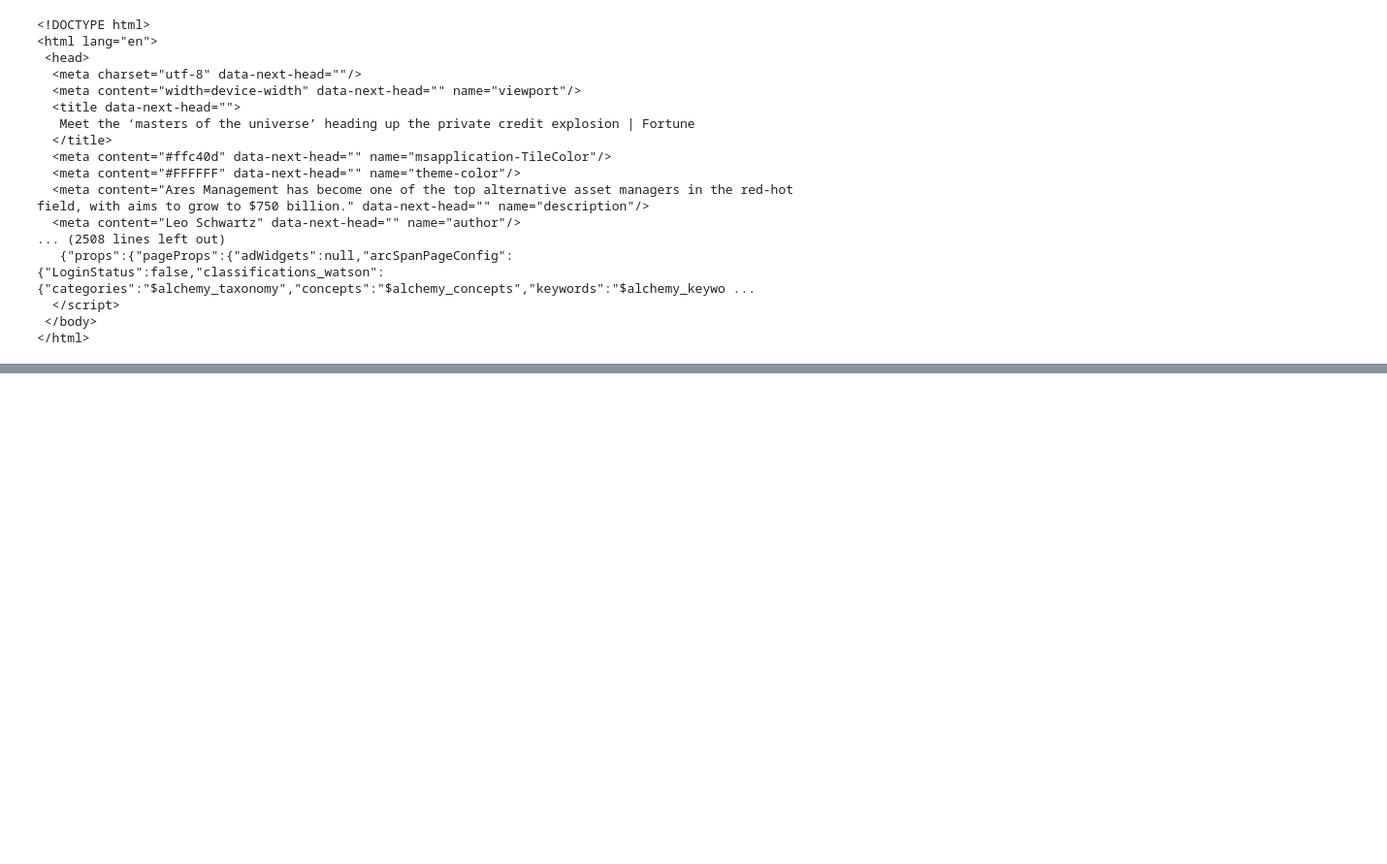
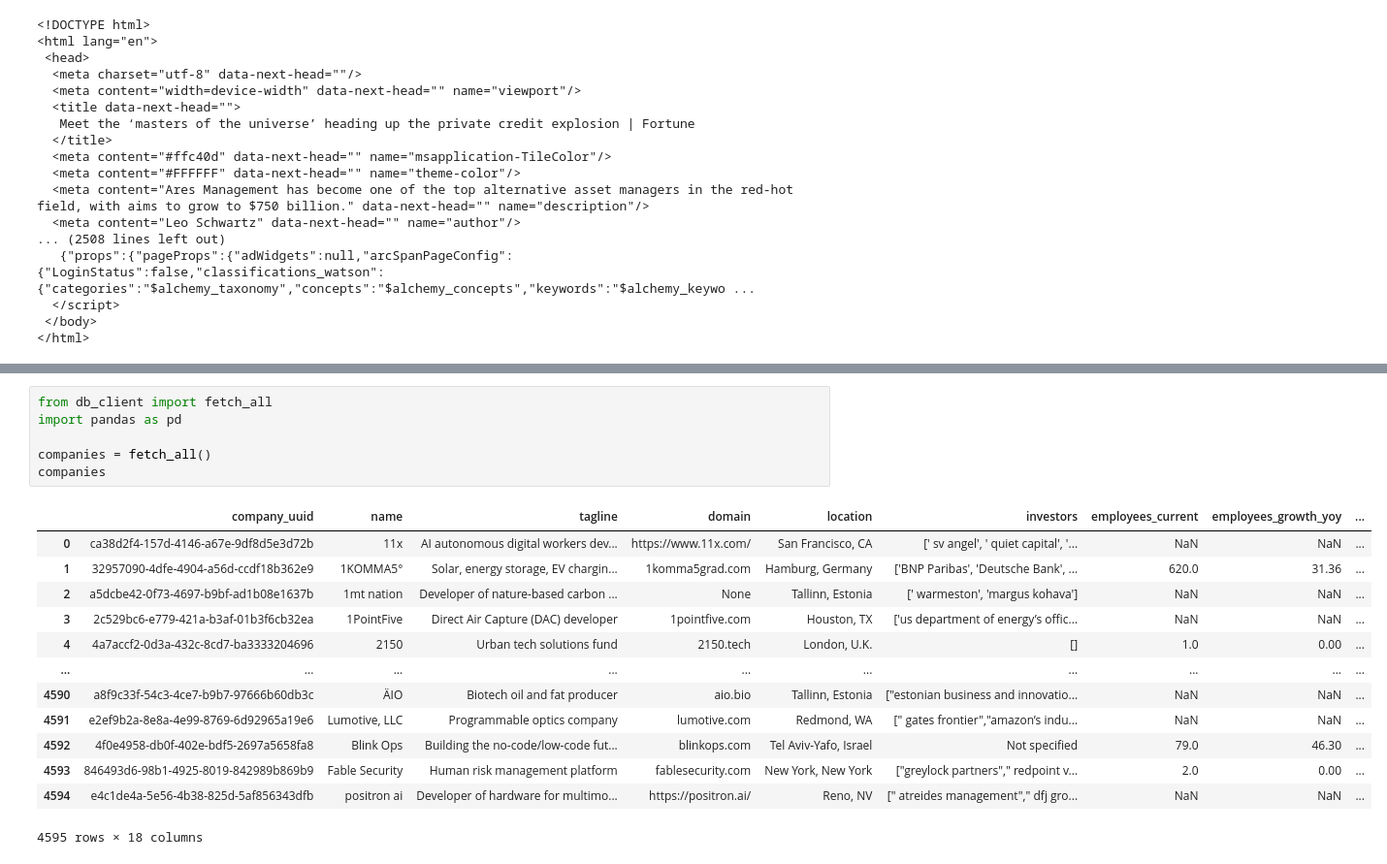
Before and after one commit to clbanjai/Energize-Internship, a Jupyter notebook: temp.ipynb, the cells around one changed output, grey strips where cells are left out. Shown at 97% size. Saved outputs shown, nothing was run; the diff lists cells and outputs as text; blank space fills up the shorter version.

```diff
--- a/temp.ipynb
+++ b/temp.ipynb
@@ -1122,0 +1511,20 @@ print(soup.prettify())
+# %%
+from db_client import fetch_all
+import pandas as pd
+
+companies = fetch_all()
+companies
+# %% [output]
+|  | company_uuid | name | tagline | domain | location | investors | employees_current | employees_growth_yoy | ... |
+| 0 | ca38d2f4-157d-4146-a67e-9df8d5e3d72b | 11x | AI autonomous digital workers dev... | https://www.11x.com/ | San Francisco, CA | [' sv angel', ' quiet capital', '... | NaN | NaN | ... |
+| 1 | 32957090-4dfe-4904-a56d-ccdf18b362e9 | 1KOMMA5° | Solar, energy storage, EV chargin... | 1komma5grad.com | Hamburg, Germany | ['BNP Paribas', 'Deutsche Bank', ... | 620.0 | 31.36 | ... |
+| 2 | a5dcbe42-0f73-4697-b9bf-ad1b08e1637b | 1mt nation | Developer of nature-based carbon ... | None | Tallinn, Estonia | [' warmeston', 'margus kohava'] | NaN | NaN | ... |
+| 3 | 2c529bc6-e779-421a-b3af-01b3f6cb32ea | 1PointFive | Direct Air Capture (DAC) developer | 1pointfive.com | Houston, TX | ['us department of energy’s offic... | NaN | NaN | ... |
+| 4 | 4a7accf2-0d3a-432c-8cd7-ba3333204696 | 2150 | Urban tech solutions fund | 2150.tech | London, U.K. | [] | 1.0 | 0.00 | ... |
+| ... | ... | ... | ... | ... | ... | ... | ... | ... | ... |
+| 4590 | a8f9c33f-54c3-4ce7-b9b7-97666b60db3c | ÄIO | Biotech oil and fat producer | aio.bio | Tallinn, Estonia | ["estonian business and innovatio... | NaN | NaN | ... |
+| 4591 | e2ef9b2a-8e8a-4e99-8769-6d92965a19e6 | Lumotive, LLC | Programmable optics company | lumotive.com | Redmond, WA | [" gates frontier","amazon’s indu... | NaN | NaN | ... |
+| 4592 | 4f0e4958-db0f-402e-bdf5-2697a5658fa8 | Blink Ops | Building the no-code/low-code fut... | blinkops.com | Tel Aviv-Yafo, Israel | Not specified | 79.0 | 46.30 | ... |
+| 4593 | 846493d6-98b1-4925-8019-842989b869b9 | Fable Security | Human risk management platform | fablesecurity.com | New York, New York | ["greylock partners"," redpoint v... | 2.0 | 0.00 | ... |
+| 4594 | e4c1de4a-5e56-4b38-825d-5af856343dfb | positron ai | Developer of hardware for multimo... | https://positron.ai/ | Reno, NV | [" atreides management"," dfj gro... | NaN | NaN | ... |
+4595 rows × 18 columns
```
Also changed, not shown: parts of 10 cells of this notebook, 8 other files.
